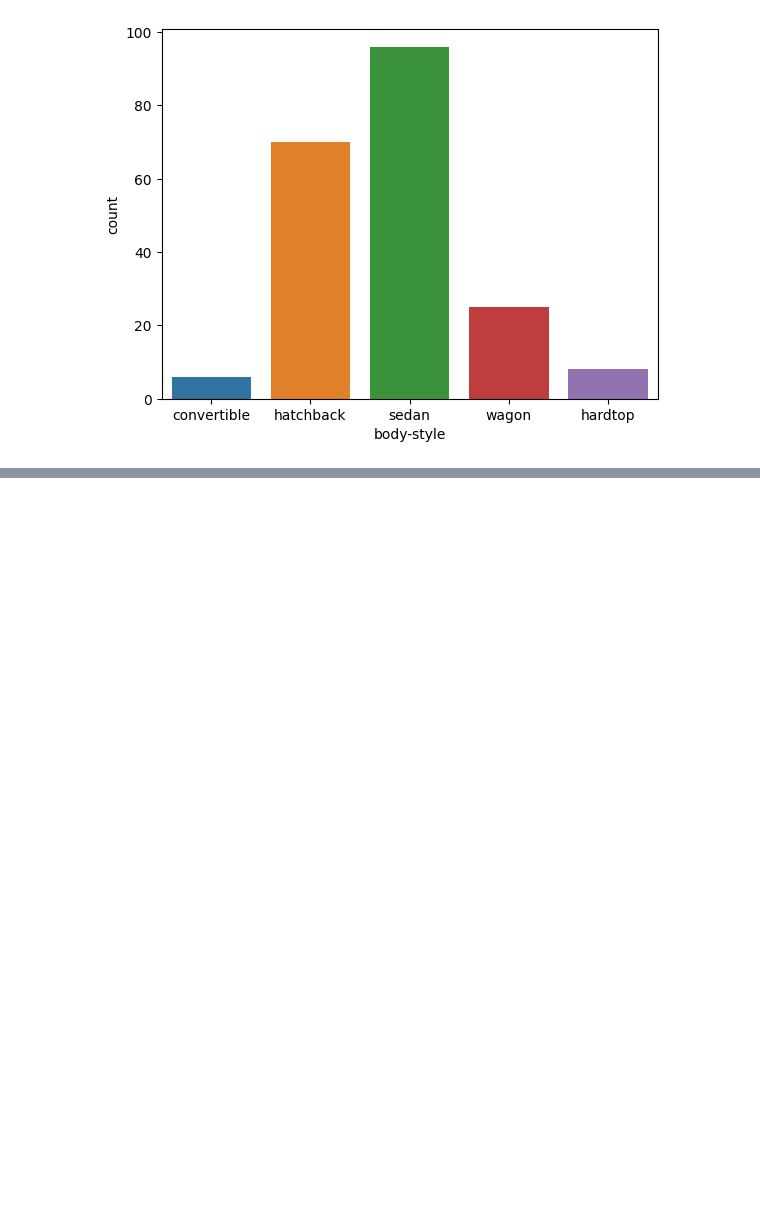
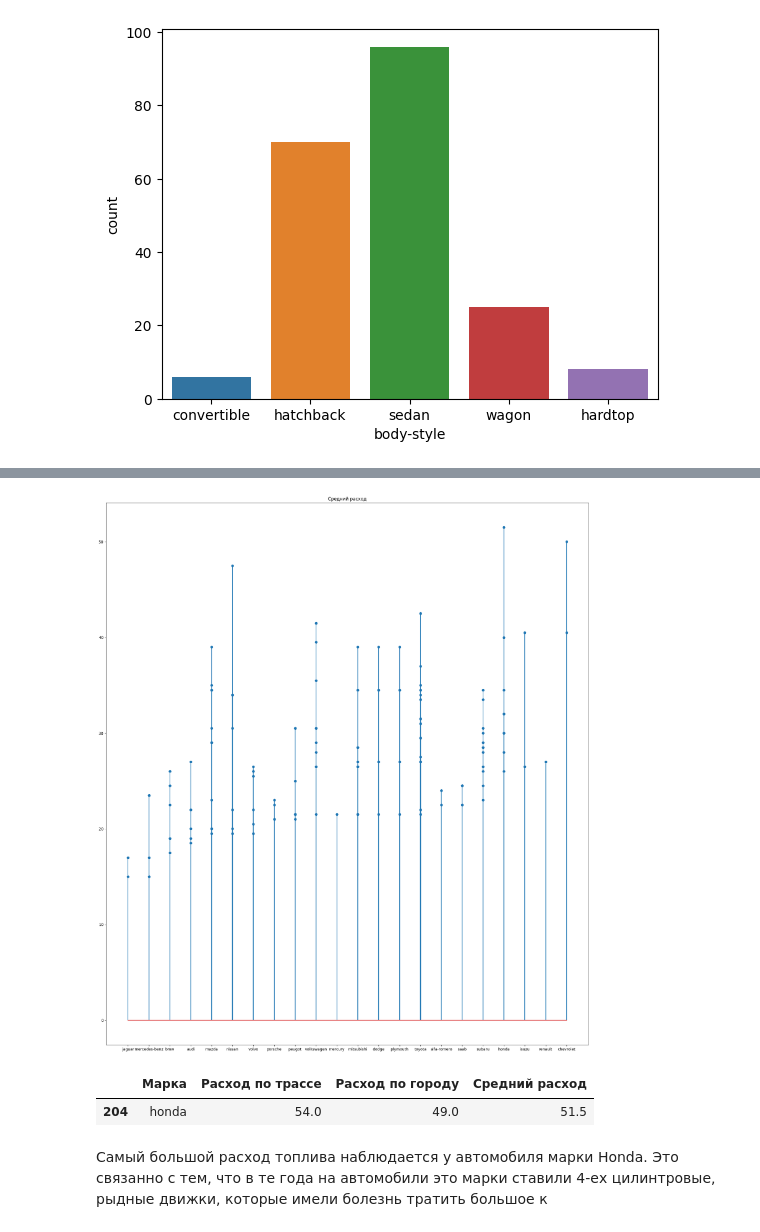
Before and after one commit to DipoPY/DSIS_summer, a Jupyter notebook: summer_dz.ipynb, the cells around one changed output, grey strips where cells are left out. Saved outputs shown, nothing was run; the diff lists cells and outputs as text; code cells hidden in the pictures; blank space fills up the shorter version.

```diff
--- a/summer_dz.ipynb
+++ b/summer_dz.ipynb
@@ -84,0 +153,16 @@ ValueError: could not convert string to float: 'audi'
+# %%
+dict = {'Марка':[],
+        'Расход по трассе':[],
+        'Расход по городу':[],
+        'Средний расход':[]
+       }
+
+df = pd.DataFrame(dict)
+for i in range(len(data)):
+    make = data['make'].loc[data.index[i]]
+    city_mpg = data['city-mpg'].loc[data.index[i]]
+    highway_mpg = data['highway-mpg'].loc[data.index[i]]
+    sr_mpg = (data['highway-mpg'].loc[data.index[i]] + data['city-mpg'].loc[data.index[i]]) / 2
+    df2 = {'Марка': make, 'Расход по трассе': highway_mpg, 'Расход по городу': city_mpg, 'Средний расход': sr_mpg}
+    df = pd.concat([df, pd.DataFrame([df2])], ignore_index=True)
+display(df)
@@ -84,0 +183,15 @@ ValueError: could not convert string to float: 'audi'
+# %%
+fig = plt.figure(figsize=(23, 26))
+df = df.sort_values(by='Средний расход', ascending = True, ignore_index=True)
+ax = fig.add_subplot()
+plt.title('Средний расход')
+line2 = ax.stem(df['Марка'], df['Средний расход'])
+# %% [output]
+[figure, added]
+# %%
+df.tail(1) # автомобиль с максимальным расходом
+# %% [output]
+|  | Марка | Расход по трассе | Расход по городу | Средний расход |
+| 204 | honda | 54.0 | 49.0 | 51.5 |
+# %% [markdown]
+Самый большой расход топлива наблюдается у автомобиля марки Honda. Это связанно с тем, что в те года на автомобили это марки ставили 4-ех цилинтровые, рыдные движки, которые имели болезнь тратить большое к
```
Also changed, not shown: parts of 22 cells of this notebook.
